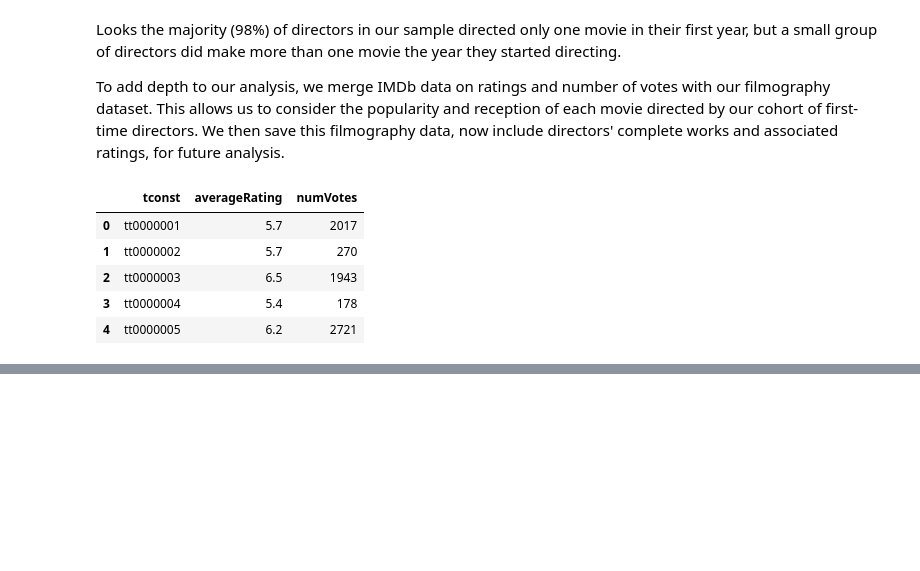
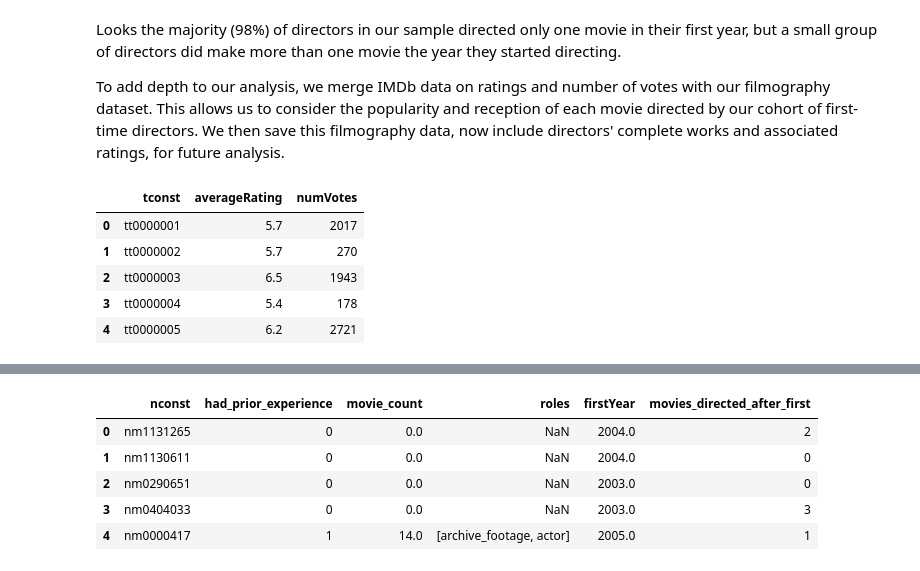
Before and after one commit to nhunguyen0901/SocialNetworks_CareerLongevity, a Jupyter notebook: Phase_1_Tracking_Movie_Directors_Career.ipynb, the cells around one changed output, grey strips where cells are left out. Cells and saved outputs as stored; diff of their text form; code cells hidden in the pictures; blank space fills up the shorter version.

```diff
--- a/Phase_1_Tracking_Movie_Directors_Career.ipynb
+++ b/Phase_1_Tracking_Movie_Directors_Career.ipynb
@@ -401,4 +450,14 @@ plt.show()
 # %%
 # Merge the DataFrames on 'nconst'
-all_first_time_directors = all_directors.merge(all_first_time_directors, on='nconst', how='inner')
+directors_pre_post_debut_careers = directors_experience.merge(post_debut_director_movies, on='nconst', how='inner')
+
+# Displaying the first few rows to get an overview of the data
+directors_pre_post_debut_careers.head()
+# %% [output]
+|  | nconst | had_prior_experience | movie_count | roles | firstYear | movies_directed_after_first |
+| 0 | nm1131265 | 0 | 0.0 | NaN | 2004.0 | 2 |
+| 1 | nm1130611 | 0 | 0.0 | NaN | 2004.0 | 0 |
+| 2 | nm0290651 | 0 | 0.0 | NaN | 2003.0 | 0 |
+| 3 | nm0404033 | 0 | 0.0 | NaN | 2003.0 | 3 |
+| 4 | nm0000417 | 1 | 14.0 | [archive_footage, actor] | 2005.0 | 1 |
 # %%
```
Also changed, not shown: parts of 36 cells of this notebook, 2 other files.
